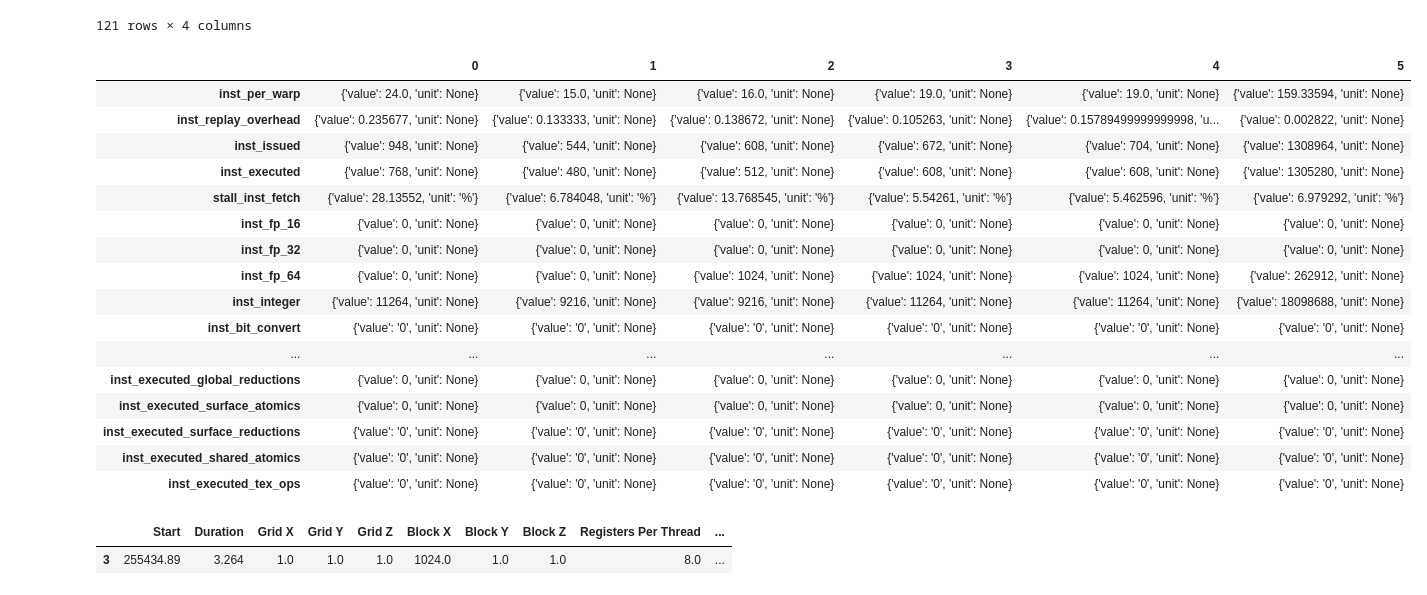
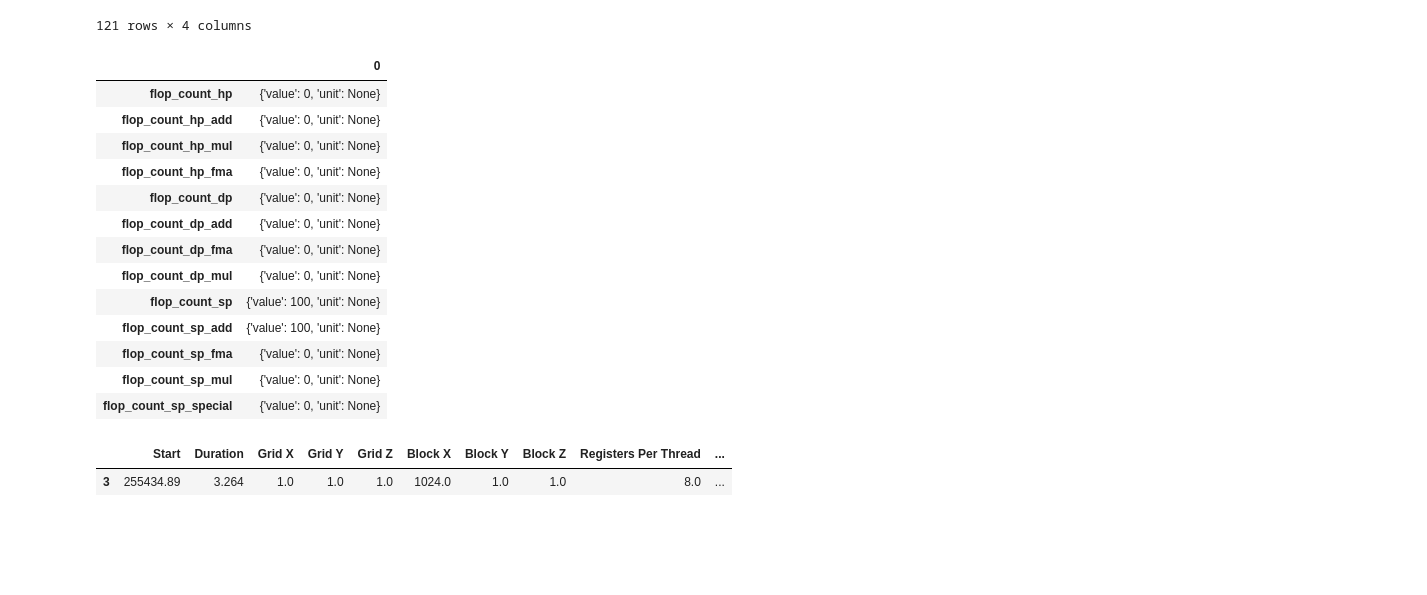
Before and after one commit to romnn/microgpusim, a Jupyter notebook: notebooks/plots.ipynb, the cells around one changed output. Cells and saved outputs as stored; diff of their text form; code cells hidden in the pictures; blank space fills up the shorter version.

```diff
--- a/notebooks/plots.ipynb
+++ b/notebooks/plots.ipynb
@@ -116,30 +116,28 @@ accel_stats_df
 | 120 | 0 | L2_WR_ALLOC_R | MSHR_HIT | 0 |
 121 rows × 4 columns
 # %%
-native_df = pd.read_json(Path(benchmarks["vectorAdd"][0]["profile"]["profile_dir"]) / "profile.metrics.json").T
-native_df = pd.read_json(Path(benchmarks["babelstream"][0]["profile"]["profile_dir"]) / "profile.metrics.json")
+native_df = pd.read_json(Path(benchmarks["vectorAdd"][0]["profile"]["profile_dir"]) / "profile.metrics.json")
+# native_df = pd.read_json(Path(benchmarks["babelstream"][0]["profile"]["profile_dir"]) / "profile.metrics.json")
 # native_df = pd.read_json(Path(benchmarks["babelstream"][0]["profile"]["profile_dir"]) / "profile.commands.json").T
 # native_df[["Kernel", "elapsed_cycles_sm"]]
 native_df.loc[:,native_df.columns.str.contains("l2")].T
 native_df.loc[:,native_df.columns.str.contains("inst")].T
+native_df.loc[:,native_df.columns.str.contains("count")].T
 # %% [output]
-|  | 0 | 1 | 2 | 3 | 4 | 5 |
-| inst_per_warp | {'value': 24.0, 'unit': None} | {'value': 15.0, 'unit': None} | {'value': 16.0, 'unit': None} | {'value': 19.0, 'unit': None} | {'value': 19.0, 'unit': None} | {'value': 159.33594, 'unit': None} |
-| inst_replay_overhead | {'value': 0.235677, 'unit': None} | {'value': 0.133333, 'unit': None} | {'value': 0.138672, 'unit': None} | {'value': 0.105263, 'unit': None} | {'value': 0.15789499999999998, 'u... | {'value': 0.002822, 'unit': None} |
-| inst_issued | {'value': 948, 'unit': None} | {'value': 544, 'unit': None} | {'value': 608, 'unit': None} | {'value': 672, 'unit': None} | {'value': 704, 'unit': None} | {'value': 1308964, 'unit': None} |
-| inst_executed | {'value': 768, 'unit': None} | {'value': 480, 'unit': None} | {'value': 512, 'unit': None} | {'value': 608, 'unit': None} | {'value': 608, 'unit': None} | {'value': 1305280, 'unit': None} |
-| stall_inst_fetch | {'value': 28.13552, 'unit': '%'} | {'value': 6.784048, 'unit': '%'} | {'value': 13.768545, 'unit': '%'} | {'value': 5.54261, 'unit': '%'} | {'value': 5.462596, 'unit': '%'} | {'value': 6.979292, 'unit': '%'} |
-| inst_fp_16 | {'value': 0, 'unit': None} | {'value': 0, 'unit': None} | {'value': 0, 'unit': None} | {'value': 0, 'unit': None} | {'value': 0, 'unit': None} | {'value': 0, 'unit': None} |
-| inst_fp_32 | {'value': 0, 'unit': None} | {'value': 0, 'unit': None} | {'value': 0, 'unit': None} | {'value': 0, 'unit': None} | {'value': 0, 'unit': None} | {'value': 0, 'unit': None} |
-| inst_fp_64 | {'value': 0, 'unit': None} | {'value': 0, 'unit': None} | {'value': 1024, 'unit': None} | {'value': 1024, 'unit': None} | {'value': 1024, 'unit': None} | {'value': 262912, 'unit': None} |
-| inst_integer | {'value': 11264, 'unit': None} | {'value': 9216, 'unit': None} | {'value': 9216, 'unit': None} | {'value': 11264, 'unit': None} | {'value': 11264, 'unit': None} | {'value': 18098688, 'unit': None} |
-| inst_bit_convert | {'value': '0', 'unit': None} | {'value': '0', 'unit': None} | {'value': '0', 'unit': None} | {'value': '0', 'unit': None} | {'value': '0', 'unit': None} | {'value': '0', 'unit': None} |
-| ... | ... | ... | ... | ... | ... | ... |
-| inst_executed_global_reductions | {'value': 0, 'unit': None} | {'value': 0, 'unit': None} | {'value': 0, 'unit': None} | {'value': 0, 'unit': None} | {'value': 0, 'unit': None} | {'value': 0, 'unit': None} |
-| inst_executed_surface_atomics | {'value': 0, 'unit': None} | {'value': 0, 'unit': None} | {'value': 0, 'unit': None} | {'value': 0, 'unit': None} | {'value': 0, 'unit': None} | {'value': 0, 'unit': None} |
-| inst_executed_surface_reductions | {'value': '0', 'unit': None} | {'value': '0', 'unit': None} | {'value': '0', 'unit': None} | {'value': '0', 'unit': None} | {'value': '0', 'unit': None} | {'value': '0', 'unit': None} |
-| inst_executed_shared_atomics | {'value': '0', 'unit': None} | {'value': '0', 'unit': None} | {'value': '0', 'unit': None} | {'value': '0', 'unit': None} | {'value': '0', 'unit': None} | {'value': '0', 'unit': None} |
-| inst_executed_tex_ops | {'value': '0', 'unit': None} | {'value': '0', 'unit': None} | {'value': '0', 'unit': None} | {'value': '0', 'unit': None} | {'value': '0', 'unit': None} | {'value': '0', 'unit': None} |
+|  | 0 |
+| flop_count_hp | {'value': 0, 'unit': None} |
+| flop_count_hp_add | {'value': 0, 'unit': None} |
+| flop_count_hp_mul | {'value': 0, 'unit': None} |
+| flop_count_hp_fma | {'value': 0, 'unit': None} |
+| flop_count_dp | {'value': 0, 'unit': None} |
+| flop_count_dp_add | {'value': 0, 'unit': None} |
+| flop_count_dp_fma | {'value': 0, 'unit': None} |
+| flop_count_dp_mul | {'value': 0, 'unit': None} |
+| flop_count_sp | {'value': 100, 'unit': None} |
+| flop_count_sp_add | {'value': 100, 'unit': None} |
+| flop_count_sp_fma | {'value': 0, 'unit': None} |
+| flop_count_sp_mul | {'value': 0, 'unit': None} |
+| flop_count_sp_special | {'value': 0, 'unit': None} |
 # %%
 with open(Path(benchmarks["vectorAdd"][0]["profile"]["profile_dir"]) / "profile.commands.json", "rb") as f:
     commands_json = json.load(f)
```
Also changed, not shown: 29 other files.
